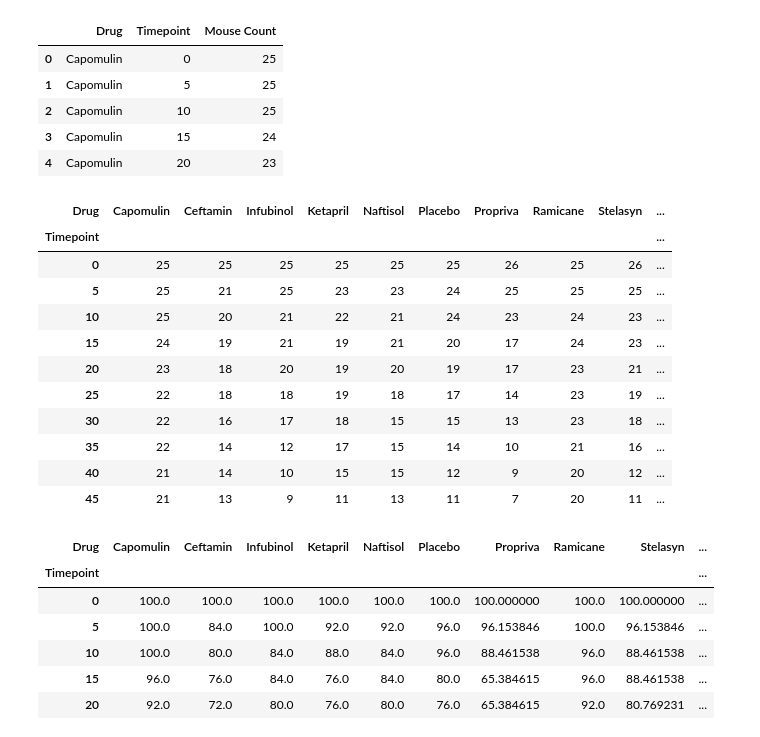
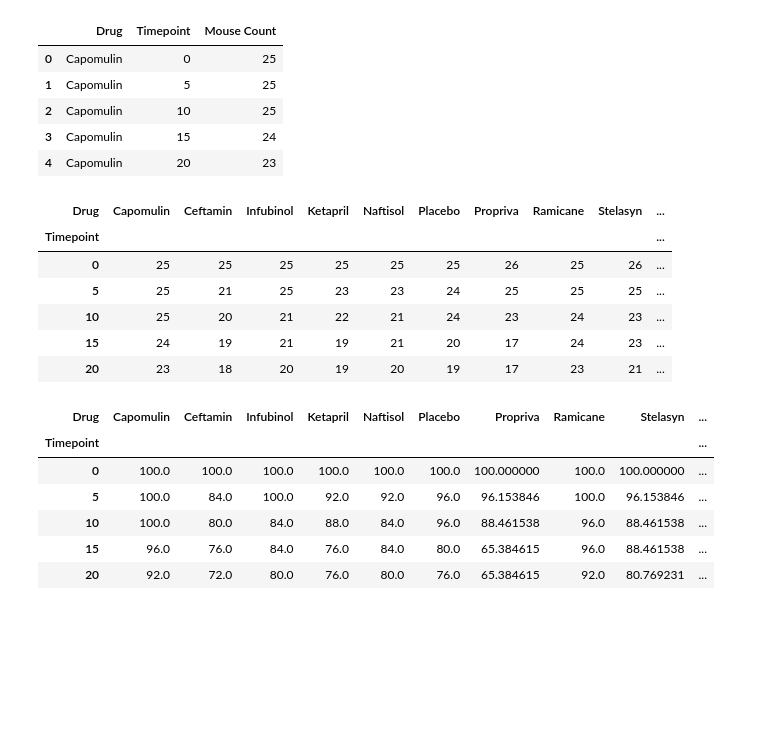
Before and after one commit to pretttyvo/Pymaceuticals-Matplotlib, a Jupyter notebook: pymaceuticals_starter.ipynb, the cells around one changed output. Cells and saved outputs as stored; diff of their text form; code cells hidden in the pictures; blank space fills up the shorter version.

```diff
--- a/pymaceuticals_starter.ipynb
+++ b/pymaceuticals_starter.ipynb
@@ -221,9 +225,8 @@ plt.show()
 ## Survival Rates
 # %%
 # Store the Count of Mice Grouped by Drug and Timepoint (W can pass any metric)
-mice_df = mouse_clinical_df[['Timepoint', 'Drug', 'Mouse ID']]
-mice_count_df = mice_df.groupby(['Drug', 'Timepoint']).count().reset_index()
-mice_count_df = mice_count_df.rename(columns={'Mouse ID': 'Mouse Count'})
+mice_count_df = tumor_df.groupby(['Drug', 'Timepoint']).count().reset_index()
+mice_count_df = mice_count_df.rename(columns={'Tumor Volume (mm3)': 'Mouse Count'})
 
 # Preview DataFrame
 mice_count_df.head()
@@ -237,21 +240,16 @@ mice_count_df.head()
 # %%
 # Minor Data Munging to Re-Format the Data Frames
 mice_mung_df = pd.pivot_table(mice_count_df, values = 'Mouse Count', index= 'Timepoint', columns = ['Drug'] )
 # Preview the Data Frame
-mice_mung_df
+mice_mung_df.head()
 # %% [output]
 | Drug | Capomulin | Ceftamin | Infubinol | Ketapril | Naftisol | Placebo | Propriva | Ramicane | Stelasyn | ... |
 | Timepoint |  |  |  |  |  |  |  |  |  | ... |
 | 0 | 25 | 25 | 25 | 25 | 25 | 25 | 26 | 25 | 26 | ... |
 | 5 | 25 | 21 | 25 | 23 | 23 | 24 | 25 | 25 | 25 | ... |
 | 10 | 25 | 20 | 21 | 22 | 21 | 24 | 23 | 24 | 23 | ... |
 | 15 | 24 | 19 | 21 | 19 | 21 | 20 | 17 | 24 | 23 | ... |
 | 20 | 23 | 18 | 20 | 19 | 20 | 19 | 17 | 23 | 21 | ... |
-| 25 | 22 | 18 | 18 | 19 | 18 | 17 | 14 | 23 | 19 | ... |
-| 30 | 22 | 16 | 17 | 18 | 15 | 15 | 13 | 23 | 18 | ... |
-| 35 | 22 | 14 | 12 | 17 | 15 | 14 | 10 | 21 | 16 | ... |
-| 40 | 21 | 14 | 10 | 15 | 15 | 12 | 9 | 20 | 12 | ... |
-| 45 | 21 | 13 | 9 | 11 | 13 | 11 | 7 | 20 | 11 | ... |
 # %%
 # Generate the Plot (Accounting for percentages)
 # determine starting mice population
```
Also changed, not shown: parts of 13 cells of this notebook.
